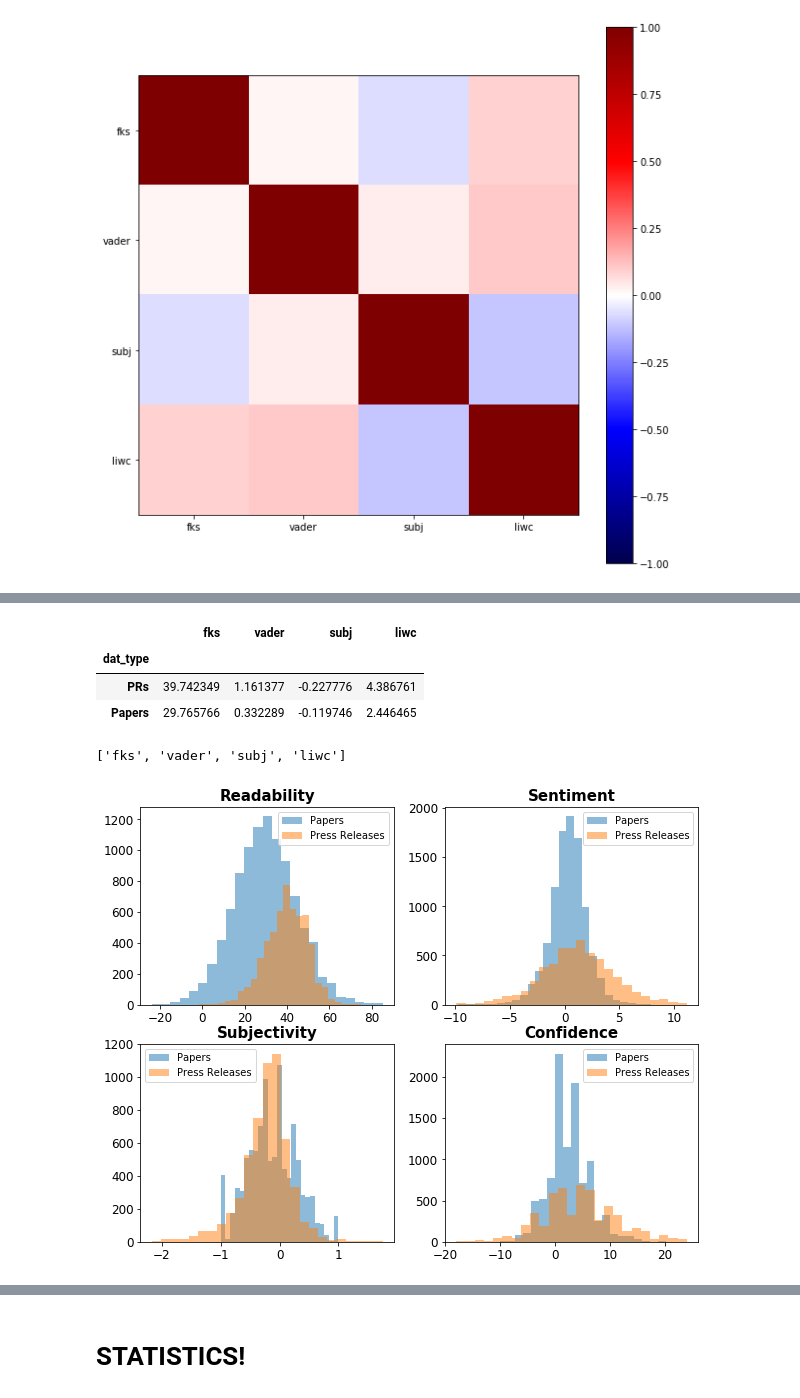
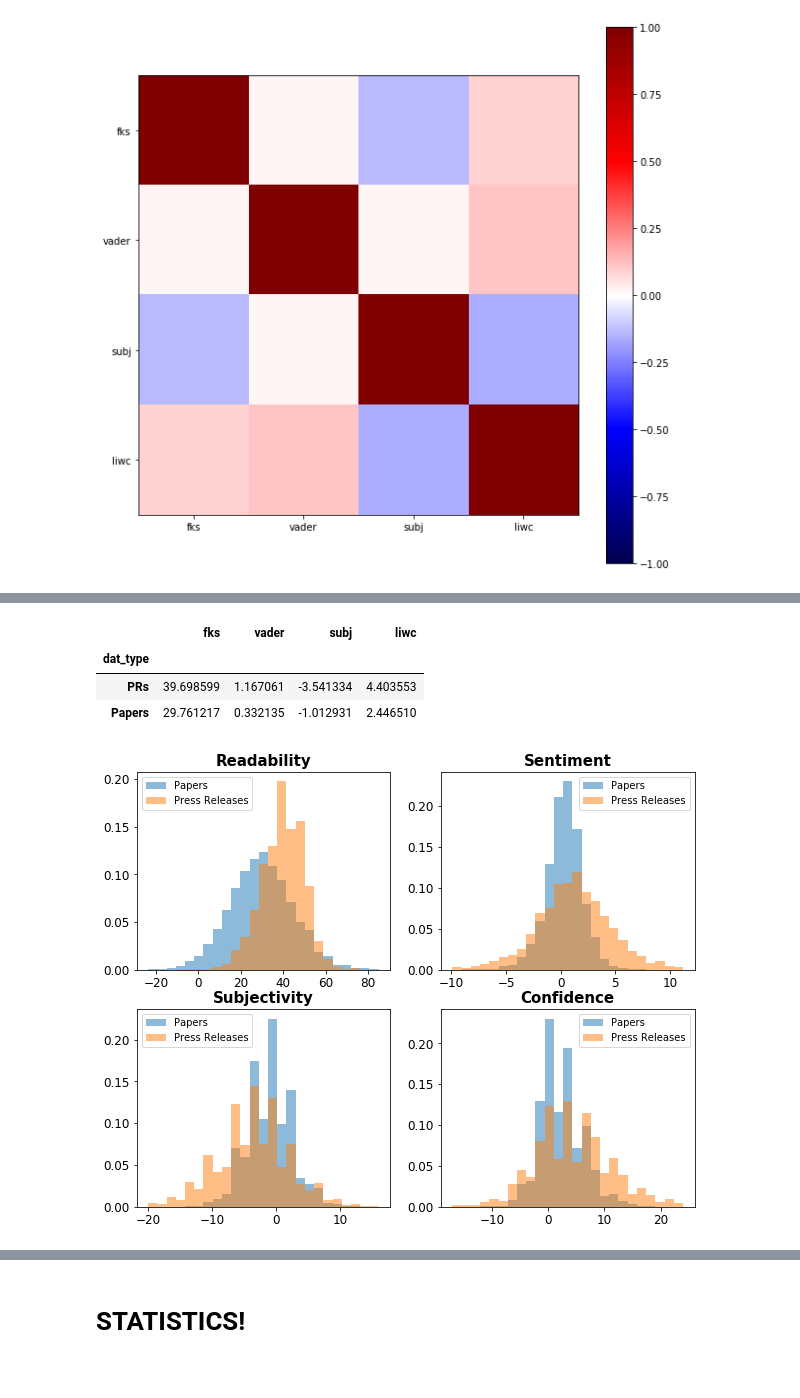
Before and after one commit to wdfox/ConfidenceScanner, a Jupyter notebook: notebooks/Analysis.ipynb, the cells around one changed output, grey strips where cells are left out. Cells and saved outputs as stored; diff of their text form; code cells hidden in the pictures.

Commit message:
Updates: fix up stats, explore normalization & splitting by journal

```diff
--- a/notebooks/Analysis.ipynb
+++ b/notebooks/Analysis.ipynb
@@ -69,7 +77,3 @@ df.head()
 ### Clean Ups & Control for document length
 
 Optional analysis in which relevant measures are normalized by word length
-# %%
-# Normalize relevant measures
-#df['liwc'] = df['liwc'] / df['n_words']
-df['subj'] = df['subj'] / df['n_sentences']
@@ -272,41 +291,51 @@ df.groupby('dat_type')[core_metrics].mean()
 # %% [output]
 |  | fks | vader | subj | liwc |
 | dat_type |  |  |  |  |
-| PRs | 39.742349 | 1.161377 | -0.227776 | 4.386761 |
-| Papers | 29.765766 | 0.332289 | -0.119746 | 2.446465 |
+| PRs | 39.698599 | 1.167061 | -3.541334 | 4.403553 |
+| Papers | 29.761217 | 0.332135 | -1.012931 | 2.446510 |
-# %%
-core_metrics
-# %% [output]
-['fks', 'vader', 'subj', 'liwc']
+# %%
+# Calculate a normalization vector to make histograms sum to one (reflect % of documents)
+paper_weights = np.ones_like(df[df.dat_type == 'Papers']['fks'])/float(len(df[df.dat_type == 'Papers']['fks']))
+pr_weights = np.ones_like(df[df.dat_type == 'PRs']['fks'])/float(len(df[df.dat_type == 'PRs']['fks']))
+# %%
+# Create binning for each measure (so that overlaid histograms share the same binning)
+nbins = 25
+_, fks_bins = np.histogram(df['fks'], nbins)
+_, vader_bins = np.histogram(df['vader'], nbins)
+_, subj_bins = np.histogram(df['subj'], nbins)
+_, liwc_bins = np.histogram(df['liwc'], nbins)
 # %%
+# Plot Settings
+alpha = 0.5
+
 fig, ax = plt.subplots(2, 2, figsize=[10, 8])
-#
-ax[0, 0].hist(df[df.dat_type == 'Papers']['fks'], bins=25, alpha=0.5, label='Papers');
-ax[0, 0].hist(df[df.dat_type == 'PRs']['fks'], bins=25, alpha=0.5, label='Press Releases');
+
+ax[0, 0].hist(df[df.dat_type == 'Papers']['fks'], bins=fks_bins, weights=paper_weights, alpha=alpha, label='Papers');
+ax[0, 0].hist(df[df.dat_type == 'PRs']['fks'], bins=fks_bins, weights=pr_weights, alpha=alpha, label='Press Releases');
 ax[0, 0].set_title("Readability", fontsize=15, fontweight='bold')
 ax[0, 0].legend();
 ax[0, 0].tick_params(axis='both', which='major', labelsize=12)
 
-ax[0, 1].hist(df[df.dat_type == 'Papers']['vader'], bins=25, alpha=0.5, label='Papers');
-ax[0, 1].hist(df[df.dat_type == 'PRs']['vader'], bins=25, alpha=0.5, label='Press Releases');
+ax[0, 1].hist(df[df.dat_type == 'Papers']['vader'], bins=vader_bins, weights=paper_weights, alpha=alpha, label='Papers');
+ax[0, 1].hist(df[df.dat_type == 'PRs']['vader'], bins=vader_bins, weights=pr_weights, alpha=alpha, label='Press Releases');
 ax[0, 1].set_title("Sentiment", fontsize=15, fontweight='bold')
 ax[0, 1].legend();
 ax[0, 1].tick_params(axis='both', which='major', labelsize=12)
 
-ax[1, 0].hist(df[df.dat_type == 'Papers']['subj'], bins=25, alpha=0.5, label='Papers');
-ax[1, 0].hist(df[df.dat_type == 'PRs']['subj'], bins=25, alpha=0.5, label='Press Releases');
+ax[1, 0].hist(df[df.dat_type == 'Papers']['subj'], bins=subj_bins, weights=paper_weights, alpha=alpha, label='Papers');
+ax[1, 0].hist(df[df.dat_type == 'PRs']['subj'], bins=subj_bins, weights=pr_weights, alpha=alpha, label='Press Releases');
 ax[1, 0].set_title("Subjectivity", fontsize=15, fontweight='bold')
 ax[1, 0].legend();
 ax[1, 0].tick_params(axis='both', which='major', labelsize=12)
 
-ax[1, 1].hist(df[df.dat_type == 'Papers']['liwc'], bins=25, alpha=0.5, label='Papers');
-ax[1, 1].hist(df[df.dat_type == 'PRs']['liwc'], bins=25, alpha=0.5, label='Press Releases');
+ax[1, 1].hist(df[df.dat_type == 'Papers']['liwc'], bins=liwc_bins, weights=paper_weights, alpha=alpha, label='Papers');
+ax[1, 1].hist(df[df.dat_type == 'PRs']['liwc'], bins=liwc_bins, weights=pr_weights, alpha=alpha, label='Press Releases');
 ax[1, 1].set_title("Confidence", fontsize=15, fontweight='bold')
 ax[1, 1].legend();
 ax[1, 1].tick_params(axis='both', which='major', labelsize=12)
 
-plt.savefig('test.pdf')
+plt.savefig('Metrics.pdf', dpi=300, bbox_inches='tight')
 # %% [output]
-[figure, old version]
+[figure, new version]
 # %%
 # Plot measures, separated by data type
```
Also changed, not shown: parts of 35 cells of this notebook.
